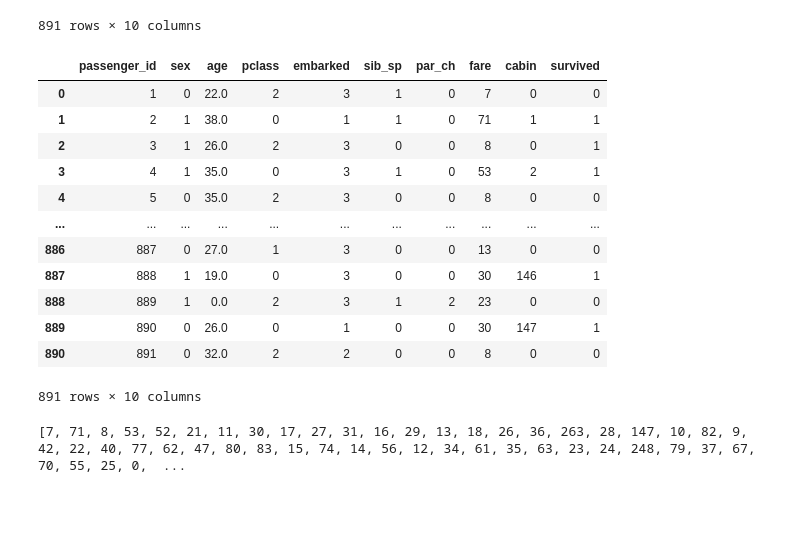
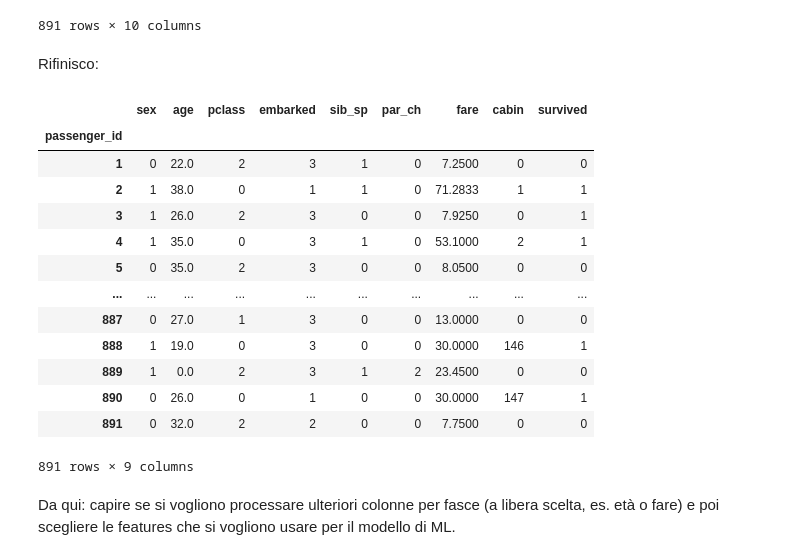
Before and after one commit to ftrono/Academy, a Jupyter notebook: exam/exam_preprocessing.ipynb, the cells around one changed output. Drawn from its saved outputs; the diff is of its cells as text; code cells hidden in the pictures; blank space fills up the shorter version.

```diff
--- a/exam/preprocessing.ipynb
+++ b/exam/exam_preprocessing.ipynb
@@ -310,28 +334,29 @@ full
 | 889 | 890 | 0 | 26.0 | 0 | 1 | 0.0 | 0.0 | 30.0000 | 147 | 1.0 |
 | 890 | 891 | 0 | 32.0 | 2 | 2 | 0.0 | 0.0 | 7.7500 | 0 | 0.0 |
 891 rows × 10 columns
+# %% [markdown]
+Rifinisco:
 # %%
 full['sib_sp'] = full['sib_sp'].astype(int)
 full['par_ch'] = full['par_ch'].astype(int)
 full['survived'] = full['survived'].astype(int)
-full['fare'] = full['fare'].round(0).astype(int) ###
+full.set_index('passenger_id', drop=True, inplace=True)
 
 full
 # %% [output]
-|  | passenger_id | sex | age | pclass | embarked | sib_sp | par_ch | fare | cabin | survived |
-| 0 | 1 | 0 | 22.0 | 2 | 3 | 1 | 0 | 7 | 0 | 0 |
-| 1 | 2 | 1 | 38.0 | 0 | 1 | 1 | 0 | 71 | 1 | 1 |
-| 2 | 3 | 1 | 26.0 | 2 | 3 | 0 | 0 | 8 | 0 | 1 |
-| 3 | 4 | 1 | 35.0 | 0 | 3 | 1 | 0 | 53 | 2 | 1 |
-| 4 | 5 | 0 | 35.0 | 2 | 3 | 0 | 0 | 8 | 0 | 0 |
-| ... | ... | ... | ... | ... | ... | ... | ... | ... | ... | ... |
-| 886 | 887 | 0 | 27.0 | 1 | 3 | 0 | 0 | 13 | 0 | 0 |
-| 887 | 888 | 1 | 19.0 | 0 | 3 | 0 | 0 | 30 | 146 | 1 |
-| 888 | 889 | 1 | 0.0 | 2 | 3 | 1 | 2 | 23 | 0 | 0 |
-| 889 | 890 | 0 | 26.0 | 0 | 1 | 0 | 0 | 30 | 147 | 1 |
-| 890 | 891 | 0 | 32.0 | 2 | 2 | 0 | 0 | 8 | 0 | 0 |
+|  | sex | age | pclass | embarked | sib_sp | par_ch | fare | cabin | survived |
+| passenger_id |  |  |  |  |  |  |  |  |  |
+| 1 | 0 | 22.0 | 2 | 3 | 1 | 0 | 7.2500 | 0 | 0 |
+| 2 | 1 | 38.0 | 0 | 1 | 1 | 0 | 71.2833 | 1 | 1 |
+| 3 | 1 | 26.0 | 2 | 3 | 0 | 0 | 7.9250 | 0 | 1 |
+| 4 | 1 | 35.0 | 0 | 3 | 1 | 0 | 53.1000 | 2 | 1 |
+| 5 | 0 | 35.0 | 2 | 3 | 0 | 0 | 8.0500 | 0 | 0 |
+| ... | ... | ... | ... | ... | ... | ... | ... | ... | ... |
+| 887 | 0 | 27.0 | 1 | 3 | 0 | 0 | 13.0000 | 0 | 0 |
+| 888 | 1 | 19.0 | 0 | 3 | 0 | 0 | 30.0000 | 146 | 1 |
+| 889 | 1 | 0.0 | 2 | 3 | 1 | 2 | 23.4500 | 0 | 0 |
+| 890 | 0 | 26.0 | 0 | 1 | 0 | 0 | 30.0000 | 147 | 1 |
+| 891 | 0 | 32.0 | 2 | 2 | 0 | 0 | 7.7500 | 0 | 0 |
-891 rows × 10 columns
+891 rows × 9 columns
-# %%
-print(full['fare'].unique().tolist())
-# %% [output]
-[7, 71, 8, 53, 52, 21, 11, 30, 17, 27, 31, 16, 29, 13, 18, 26, 36, 263, 28, 147, 10, 82, 9, 42, 22, 40, 77, 62, 47, 80, 83, 15, 74, 14, 56, 12, 34, 61, 35, 63, 23, 24, 248, 79, 37, 67, 70, 55, 25, 0,  ...
+# %% [markdown]
+Da qui: capire se si vogliono processare ulteriori colonne per fasce (a libera scelta, es. età o fare) e poi scegliere le features che si vogliono usare per il modello di ML.
```
Also changed, not shown: parts of 16 cells of this notebook.
